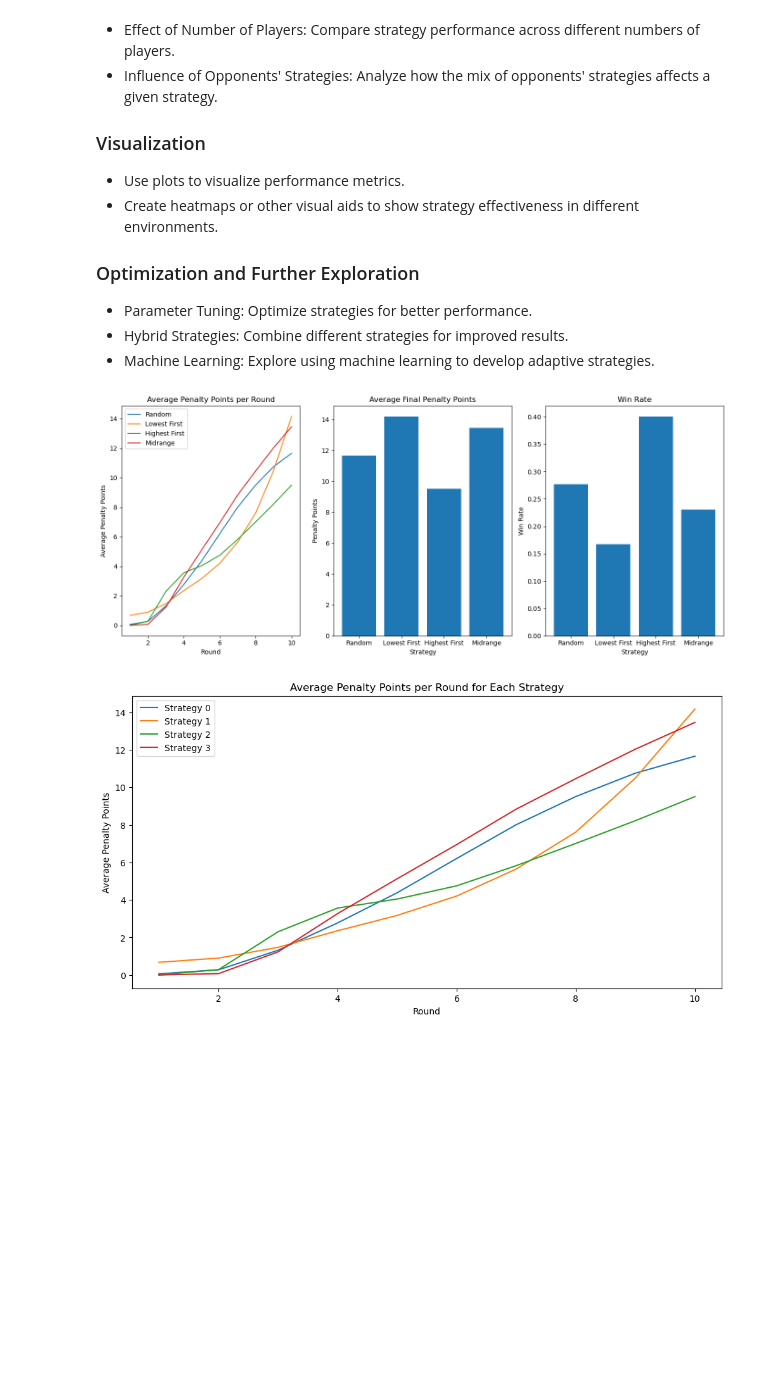
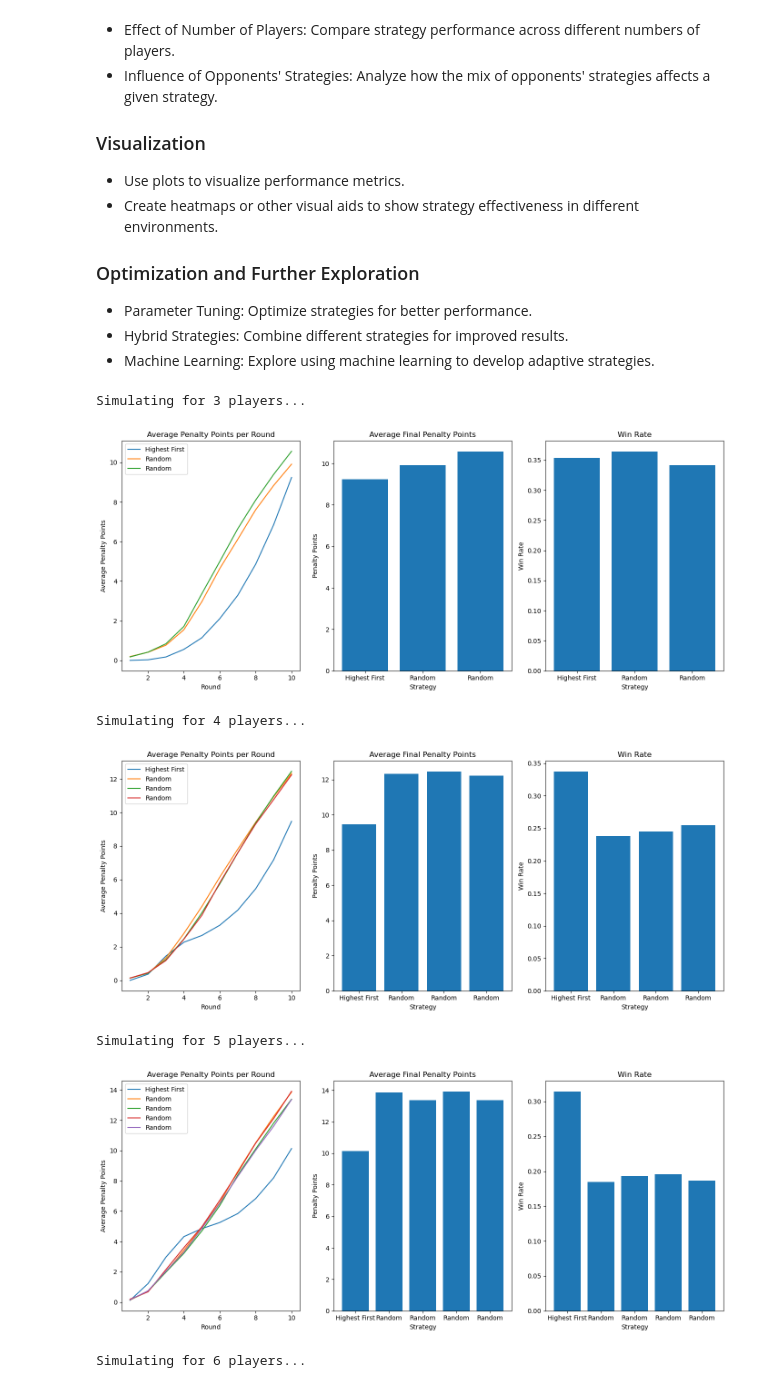
Before and after one commit to paddomanno/sim-6nimmt, a Jupyter notebook: simulation.ipynb, the cells around one changed output. Cells and saved outputs as stored; diff of their text form; code cells hidden in the pictures; blank space fills up the shorter version.

Commit message:
add analysis of different amounts of players

```diff
--- a/simulation.ipynb
+++ b/simulation.ipynb
@@ -208,7 +208,3 @@ def simulate_games(num_games, strategies):
         one_game_results = [player.penalty_points_history for player in game.players]
         all_results.append(one_game_results)
     return np.array(all_results)
-
-# Example strategies: [random_strategy, lowest_first_strategy, highest_first_strategy, midrange_strategy]
-results = simulate_games(1000, [random_strategy, lowest_first_strategy, highest_first_strategy, midrange_strategy])
-results[:10]
@@ -251,7 +229,7 @@ array([[[ 0,  0,  0,  3, 11, 12, 17, 22, 29, 29],
 - Hybrid Strategies: Combine different strategies for improved results.
 - Machine Learning: Explore using machine learning to develop adaptive strategies.
 # %%
-def analyze_results(results):
+def analyze_results(results, strategy_labels):
     # Calculate average penalty points for each strategy per round
     avg_penalties_per_round = np.mean(results, axis=0)
 
@@ -263,7 +241,6 @@ def analyze_results(results):
     win_rates = np.sum(final_scores == np.min(final_scores, axis=1, keepdims=True), axis=0) / final_scores.shape[0]
 
     num_strategies = avg_final_penalties.shape[0]
-    strategy_labels = ['Random', 'Lowest First', 'Highest First', 'Midrange']
 
     plt.figure(figsize=(14, 6))
 
@@ -294,28 +271,24 @@ def analyze_results(results):
 
     plt.tight_layout()
     plt.show()
-
-
-analyze_results(results)
-# %% [output]
-[figure, removed]
-# %%
-def analyze_performance_over_time(results):
-    avg_penalty_points = np.mean(results, axis=0)
-    num_players = avg_penalty_points.shape[0]
-    rounds = avg_penalty_points.shape[1]
-
-    plt.figure(figsize=(12, 6))
-    for player_id in range(num_players):
-        plt.plot(range(1, rounds + 1), avg_penalty_points[player_id], label=f"Strategy {player_id}")
-
-    plt.xlabel("Round")
-    plt.ylabel("Average Penalty Points")
-    plt.title("Average Penalty Points per Round for Each Strategy")
-    plt.legend()
-    plt.show()
-
-
-analyze_performance_over_time(results)
-# %% [output]
-[figure, removed]
+# %%
+# Simulate and analyze for different numbers of players
+num_games = 1000
+player_counts = [3, 4, 5, 6]
+
+for num_players in player_counts:
+    print(f"Simulating for {num_players} players...")
+    strategies = [random_strategy] * num_players
+    strategy_labels = ['Random'] * num_players
+    strategies[0] = highest_first_strategy
+    strategy_labels[0] = 'Highest First'
+    results = simulate_games(num_games, strategies)
+    analyze_results(results, strategy_labels)
+# %% [output]
+Simulating for 3 players...
+[figure, added]
+Simulating for 4 players...
+[figure, added]
+Simulating for 5 players...
+[figure, added]
+Simulating for 6 players...
```
Also changed, not shown: parts of 3 cells of this notebook.
